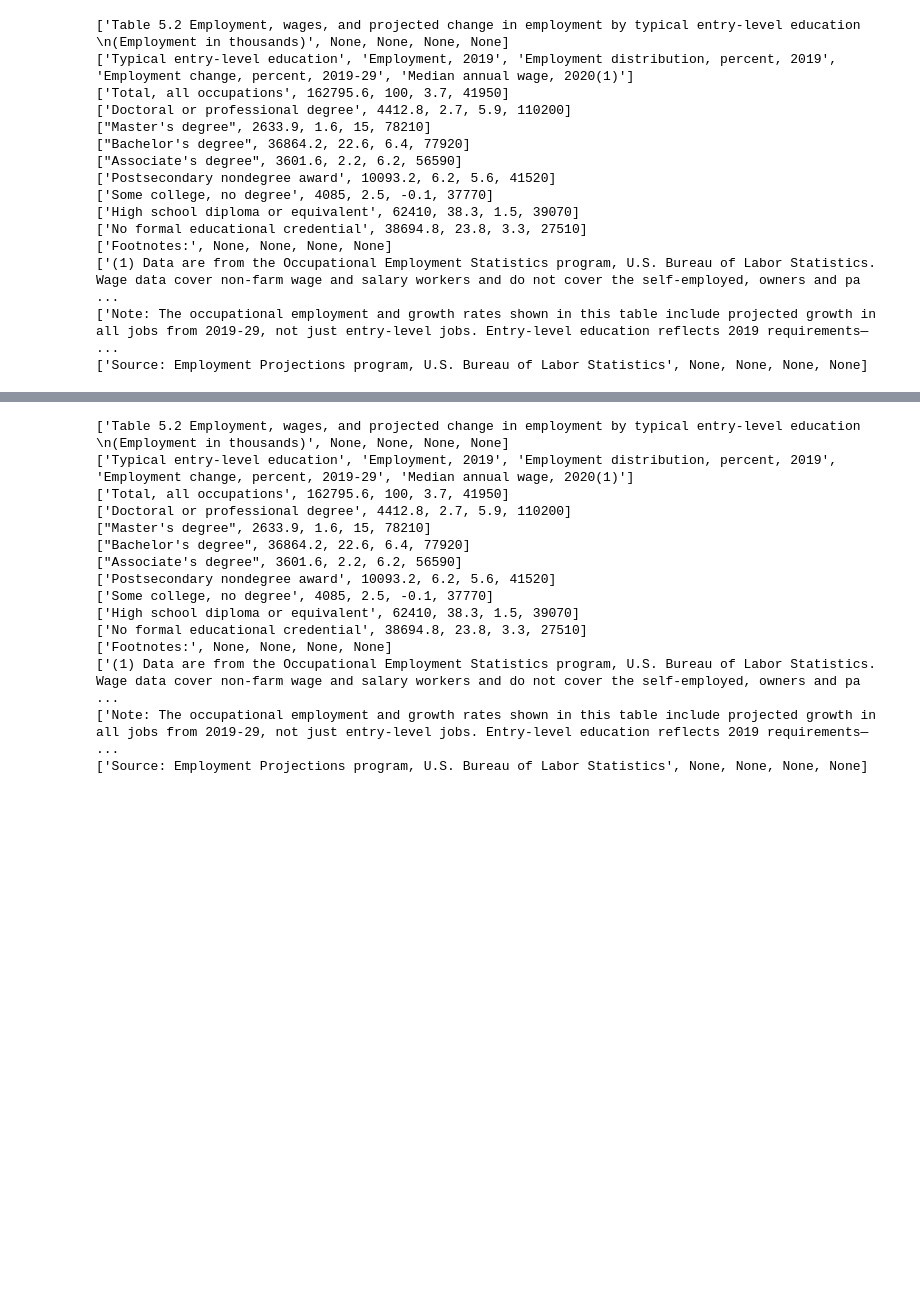
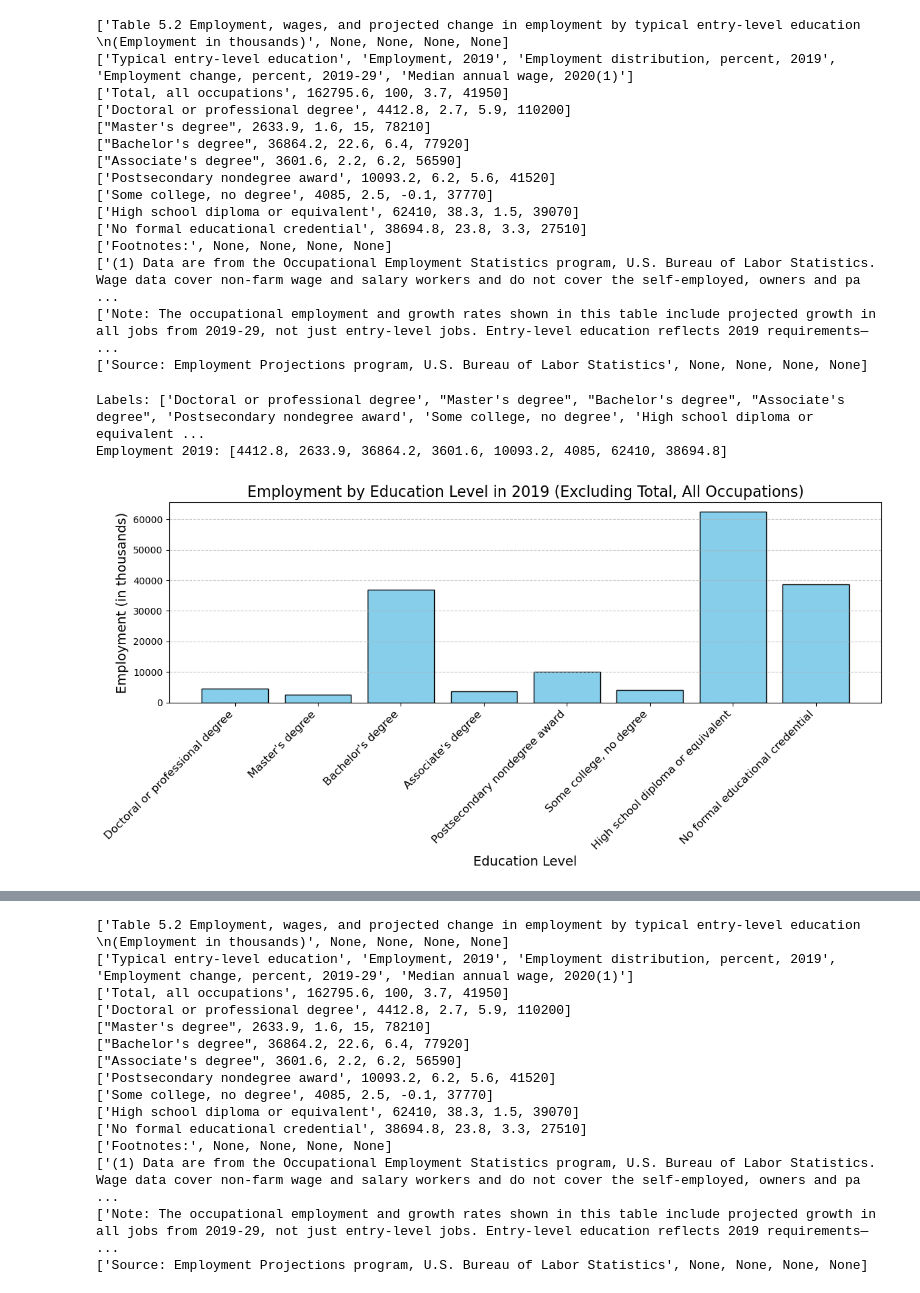
Before and after one commit to namansingh2623/BDA_project, a Jupyter notebook: project_data/project_data/ProjectFileGroup4.ipynb, the cells around one changed output, grey strips where cells are left out. Saved outputs shown, nothing was run; the diff lists cells and outputs as text; code cells hidden in the pictures; blank space fills up the shorter version.

Commit message:
5.3 visualization Table
Added 5.3 visualization table

```diff
--- a/project_data/project_data/ProjectFileGroup4.ipynb
+++ b/project_data/project_data/ProjectFileGroup4.ipynb
@@ -54,3 +54,54 @@ print("\n")
 ['(1) Data are from the Occupational Employment Statistics program, U.S. Bureau of Labor Statistics.  Wage data cover non-farm wage and salary workers and do not cover the self-employed, owners and pa ...
 ['Note: The occupational employment and growth rates shown in this table include projected growth in all jobs from 2019-29, not just entry-level jobs. Entry-level education reflects 2019 requirements— ...
 ['Source: Employment Projections program, U.S. Bureau of Labor Statistics', None, None, None, None]
+# %%
+import matplotlib.pyplot as plt
+
+# Function to process and extract relevant rows
+def extract_employment_data(sheet):
+    data = []
+    for row in sheet.iter_rows(min_row=1, max_row=sheet.max_row, min_col=1, max_col=sheet.max_column):
+        row_values = [cell.value for cell in row]
+        # Skip metadata rows
+        if (
+            not row_values[0] or  # Skip rows with no label
+            row_values[0].startswith("Table") or  # Skip title row
+            row_values[0] == "Typical entry-level education" or  # Skip header row
+            row_values[0] in ("Footnotes:", "(1)") or  # Skip footnote rows
+            row_values[0].startswith("Note:") or  # Skip notes
+            row_values[0].startswith("Source:")  # Skip source
+        ):
+            continue
+        # Ensure all data rows have meaningful values
+        if row_values[1] is not None:  # Check if Employment, 2019 is valid
+            data.append(row_values)
+    return data
+
+# Extract relevant data
+processed_data = extract_employment_data(table1)
+
+# Remove "Total, all occupations"
+filtered_data = [row for row in processed_data if row[0] != "Total, all occupations"]
+
+# Extract labels and employment values
+labels = [row[0] for row in filtered_data]  # Column 0 (education levels)
+employment_2019 = [row[1] for row in filtered_data]  # Column 1 (employment)
+
+# Print extracted data
+print("Labels:", labels)
+print("Employment 2019:", employment_2019)
+
+# Plot the graph
+plt.figure(figsize=(12, 6))
+plt.bar(labels, employment_2019, color='skyblue', edgecolor='black')
+plt.title('Employment by Education Level in 2019 (Excluding Total, All Occupations)', fontsize=16)
+plt.xlabel('Education Level', fontsize=14)
+plt.ylabel('Employment (in thousands)', fontsize=14)
+plt.xticks(rotation=45, ha='right', fontsize=12)
+plt.grid(axis='y', linestyle='--', alpha=0.7)
+plt.tight_layout()
+plt.show()
+# %% [output]
+Labels: ['Doctoral or professional degree', "Master's degree", "Bachelor's degree", "Associate's degree", 'Postsecondary nondegree award', 'Some college, no degree', 'High school diploma or equivalent ...
+Employment 2019: [4412.8, 2633.9, 36864.2, 3601.6, 10093.2, 4085, 62410, 38694.8]
+[figure, added]
```
Also changed, not shown: parts of 4 cells of this notebook.
